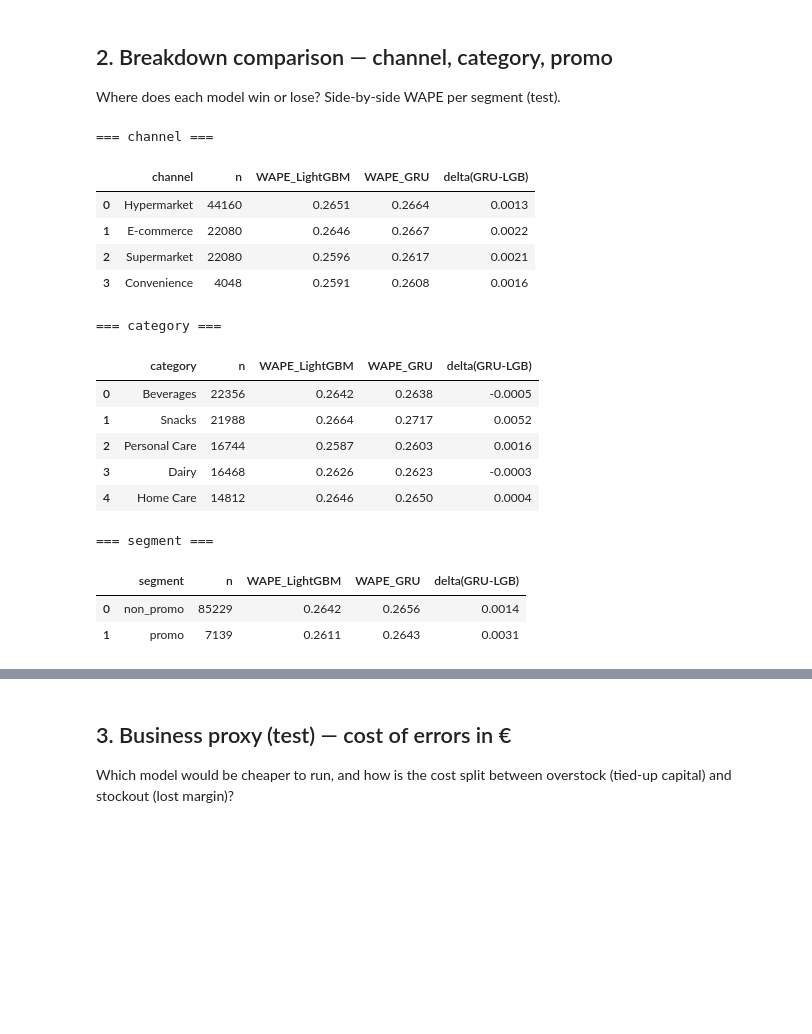
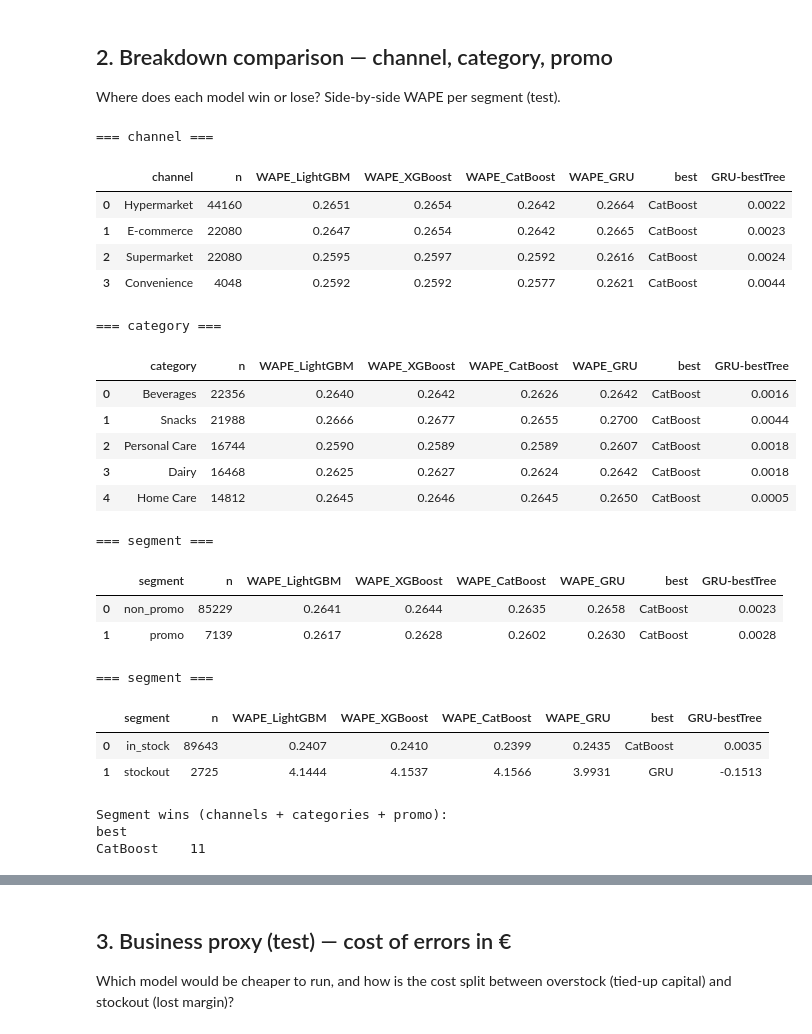
Before and after one commit to sush4nt/time-series-forecasting, a Jupyter notebook: notebooks/model_comparison.ipynb, the cells around one changed output, grey strips where cells are left out. Saved outputs shown, nothing was run; the diff lists cells and outputs as text; code cells hidden in the pictures; blank space fills up the shorter version.

```diff
--- a/notebooks/model_comparison.ipynb
+++ b/notebooks/model_comparison.ipynb
@@ -82,10 +103,11 @@ overall.pivot_table(index=["split", "view"], columns="model",
 # %%
 # Headline: test, in-stock.
-head = overall[(overall["split"] == "test") & (overall["view"] == "in_stock")].set_index("model")
+head = (overall[(overall["split"] == "test") & (overall["view"] == "in_stock")]
+        .set_index("model").reindex(MODELS))
 fig, axes = plt.subplots(1, 3, figsize=(13, 3.6))
 for ax, col in zip(axes, ["WAPE", "MAE", "RMSE"]):
-    head[col].plot(kind="bar", ax=ax, color=["#4C78A8", "#F58518"])
-    ax.set_title(f"TEST in-stock {col}"); ax.set_xlabel(""); ax.tick_params(axis="x", rotation=0)
+    head[col].plot(kind="bar", ax=ax, color=palette)
+    ax.set_title(f"TEST in-stock {col}"); ax.set_xlabel(""); ax.tick_params(axis="x", rotation=15)
     for i, v in enumerate(head[col]):
         ax.text(i, v, f"{v:.3f}", ha="center", va="bottom")
 fig.suptitle("Head-to-head on the honest (in-stock) test metric")
@@ -98,32 +120,56 @@ plt.tight_layout(); plt.show()
 Where does each model win or lose? Side-by-side WAPE per segment (test).
 # %%
 def breakdown_compare(key: str, group_col: str) -> pd.DataFrame:
-    out = pd.DataFrame(runs["LightGBM"]["metrics"]["test"][key])[[group_col, "n"]]
-    for name, run in runs.items():
-        w = pd.DataFrame(run["metrics"]["test"][key])[[group_col, "wape"]].rename(columns={"wape": f"WAPE_{name}"})
+    """Per-segment WAPE for every model side by side, plus the winner column."""
+    base = MODELS[0]
+    out = pd.DataFrame(runs[base]["metrics"]["test"][key])[[group_col, "n"]]
+    wape_cols = []
+    for name in MODELS:
+        w = (pd.DataFrame(runs[name]["metrics"]["test"][key])[[group_col, "wape"]]
+             .rename(columns={"wape": f"WAPE_{name}"}))
         out = out.merge(w, on=group_col)
-    out["delta(GRU-LGB)"] = out["WAPE_GRU"] - out["WAPE_LightGBM"]
+        wape_cols.append(f"WAPE_{name}")
+    # Who wins this segment, and by how much vs. the best tree.
+    out["best"] = out[wape_cols].idxmin(axis=1).str.replace("WAPE_", "", regex=False)
+    if "GRU" in MODELS and TREES:
+        best_tree = out[[f"WAPE_{m}" for m in TREES]].min(axis=1)
+        out["GRU-bestTree"] = out["WAPE_GRU"] - best_tree
     return out.sort_values("n", ascending=False).reset_index(drop=True)
 
-for key, col in [("by_channel", "channel"), ("by_category", "category"), ("by_promo", "segment")]:
+for key, col in [("by_channel", "channel"), ("by_category", "category"),
+                 ("by_promo", "segment"), ("by_stockout", "segment")]:
     print(f"\n=== {col} ===")
     display(breakdown_compare(key, col))
+
+# Segment win tally: how often does each model own a segment?
+tally = pd.concat([breakdown_compare(k, c)["best"]
+                   for k, c in [("by_channel", "channel"), ("by_category", "category"),
+                                ("by_promo", "segment")]])
+print("\nSegment wins (channels + categories + promo):")
+print(tally.value_counts().to_string())
 # %% [output]
 === channel ===
-|  | channel | n | WAPE_LightGBM | WAPE_GRU | delta(GRU-LGB) |
-| 0 | Hypermarket | 44160 | 0.2651 | 0.2664 | 0.0013 |
-| 1 | E-commerce | 22080 | 0.2646 | 0.2667 | 0.0022 |
-| 2 | Supermarket | 22080 | 0.2596 | 0.2617 | 0.0021 |
-| 3 | Convenience | 4048 | 0.2591 | 0.2608 | 0.0016 |
+|  | channel | n | WAPE_LightGBM | WAPE_XGBoost | WAPE_CatBoost | WAPE_GRU | best | GRU-bestTree |
+| 0 | Hypermarket | 44160 | 0.2651 | 0.2654 | 0.2642 | 0.2664 | CatBoost | 0.0022 |
+| 1 | E-commerce | 22080 | 0.2647 | 0.2654 | 0.2642 | 0.2665 | CatBoost | 0.0023 |
+| 2 | Supermarket | 22080 | 0.2595 | 0.2597 | 0.2592 | 0.2616 | CatBoost | 0.0024 |
+| 3 | Convenience | 4048 | 0.2592 | 0.2592 | 0.2577 | 0.2621 | CatBoost | 0.0044 |
 === category ===
-|  | category | n | WAPE_LightGBM | WAPE_GRU | delta(GRU-LGB) |
-| 0 | Beverages | 22356 | 0.2642 | 0.2638 | -0.0005 |
-| 1 | Snacks | 21988 | 0.2664 | 0.2717 | 0.0052 |
-| 2 | Personal Care | 16744 | 0.2587 | 0.2603 | 0.0016 |
-| 3 | Dairy | 16468 | 0.2626 | 0.2623 | -0.0003 |
-| 4 | Home Care | 14812 | 0.2646 | 0.2650 | 0.0004 |
+|  | category | n | WAPE_LightGBM | WAPE_XGBoost | WAPE_CatBoost | WAPE_GRU | best | GRU-bestTree |
+| 0 | Beverages | 22356 | 0.2640 | 0.2642 | 0.2626 | 0.2642 | CatBoost | 0.0016 |
+| 1 | Snacks | 21988 | 0.2666 | 0.2677 | 0.2655 | 0.2700 | CatBoost | 0.0044 |
+| 2 | Personal Care | 16744 | 0.2590 | 0.2589 | 0.2589 | 0.2607 | CatBoost | 0.0018 |
+| 3 | Dairy | 16468 | 0.2625 | 0.2627 | 0.2624 | 0.2642 | CatBoost | 0.0018 |
+| 4 | Home Care | 14812 | 0.2645 | 0.2646 | 0.2645 | 0.2650 | CatBoost | 0.0005 |
 === segment ===
-|  | segment | n | WAPE_LightGBM | WAPE_GRU | delta(GRU-LGB) |
-| 0 | non_promo | 85229 | 0.2642 | 0.2656 | 0.0014 |
-| 1 | promo | 7139 | 0.2611 | 0.2643 | 0.0031 |
+|  | segment | n | WAPE_LightGBM | WAPE_XGBoost | WAPE_CatBoost | WAPE_GRU | best | GRU-bestTree |
+| 0 | non_promo | 85229 | 0.2641 | 0.2644 | 0.2635 | 0.2658 | CatBoost | 0.0023 |
+| 1 | promo | 7139 | 0.2617 | 0.2628 | 0.2602 | 0.2630 | CatBoost | 0.0028 |
+=== segment ===
+|  | segment | n | WAPE_LightGBM | WAPE_XGBoost | WAPE_CatBoost | WAPE_GRU | best | GRU-bestTree |
+| 0 | in_stock | 89643 | 0.2407 | 0.2410 | 0.2399 | 0.2435 | CatBoost | 0.0035 |
+| 1 | stockout | 2725 | 4.1444 | 4.1537 | 4.1566 | 3.9931 | GRU | -0.1513 |
+Segment wins (channels + categories + promo):
+best
+CatBoost    11
 # %%
```
Also changed, not shown: parts of 12 cells of this notebook, 9 other files.
